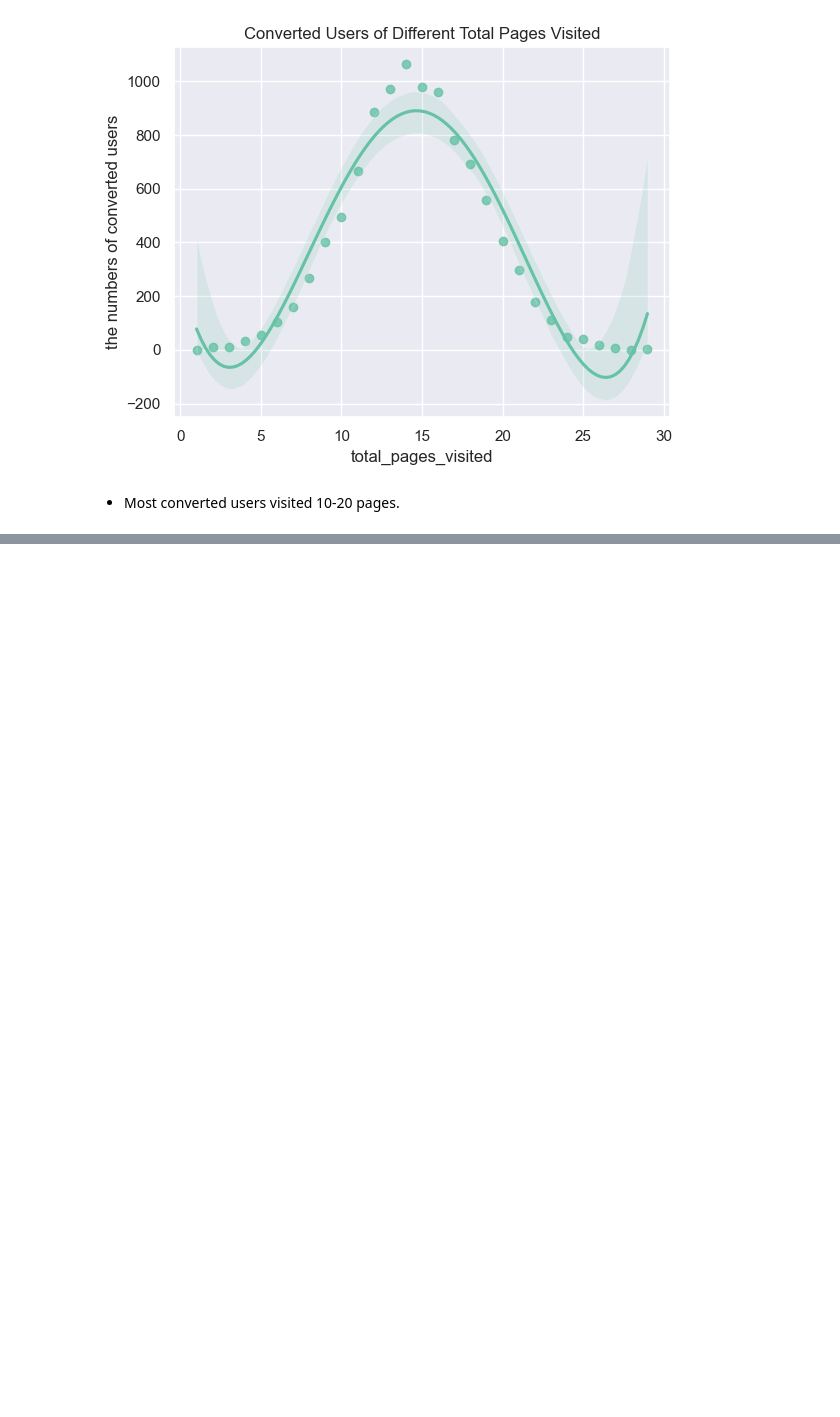
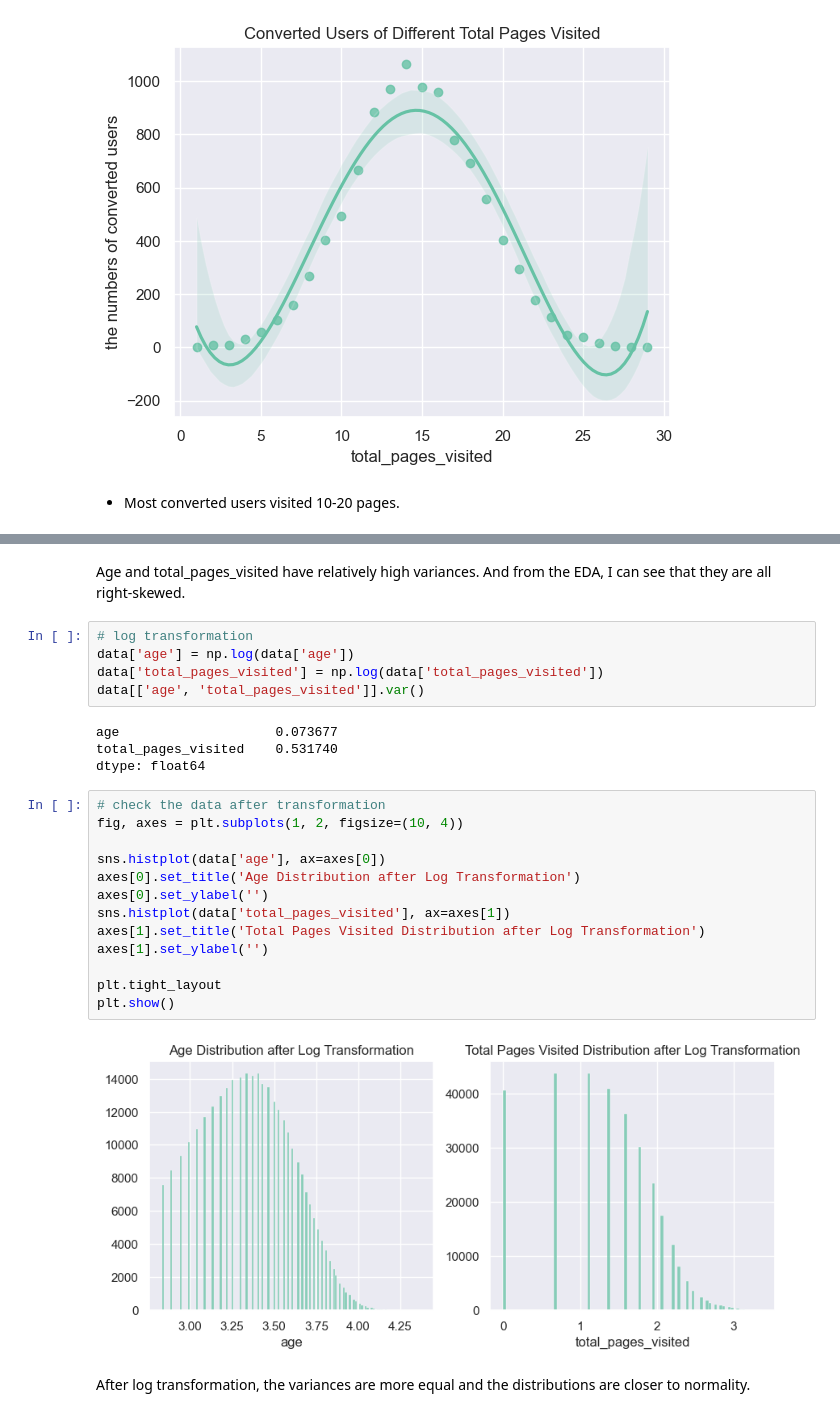
Before and after one commit to JielingChen/optimizing_conversion_rate, a Jupyter notebook: Optimizing Conversion Rate.ipynb, the cells around one changed output, grey strips where cells are left out. Cells and saved outputs as stored; diff of their text form; blank space fills up the shorter version.

```diff
--- a/Optimizing Conversion Rate.ipynb
+++ b/Optimizing Conversion Rate.ipynb
@@ -336,0 +389,28 @@ plt.show()
+# %% [markdown]
+Age and total_pages_visited have relatively high variances. And from the EDA, I can see that they are all right-skewed.
+# %%
+# log transformation
+data['age'] = np.log(data['age'])
+data['total_pages_visited'] = np.log(data['total_pages_visited'])
+data[['age', 'total_pages_visited']].var()
+# %% [output]
+age                    0.073677
+total_pages_visited    0.531740
+dtype: float64
+# %%
+# check the data after transformation
+fig, axes = plt.subplots(1, 2, figsize=(10, 4))
+
+sns.histplot(data['age'], ax=axes[0])
+axes[0].set_title('Age Distribution after Log Transformation')
+axes[0].set_ylabel('')
+sns.histplot(data['total_pages_visited'], ax=axes[1])
+axes[1].set_title('Total Pages Visited Distribution after Log Transformation')
+axes[1].set_ylabel('')
+
+plt.tight_layout
+plt.show()
+# %% [output]
+[figure, added]
+# %% [markdown]
+After log transformation, the variances are more equal and the distributions are closer to normality.
```
Also changed, not shown: parts of 32 cells of this notebook.
